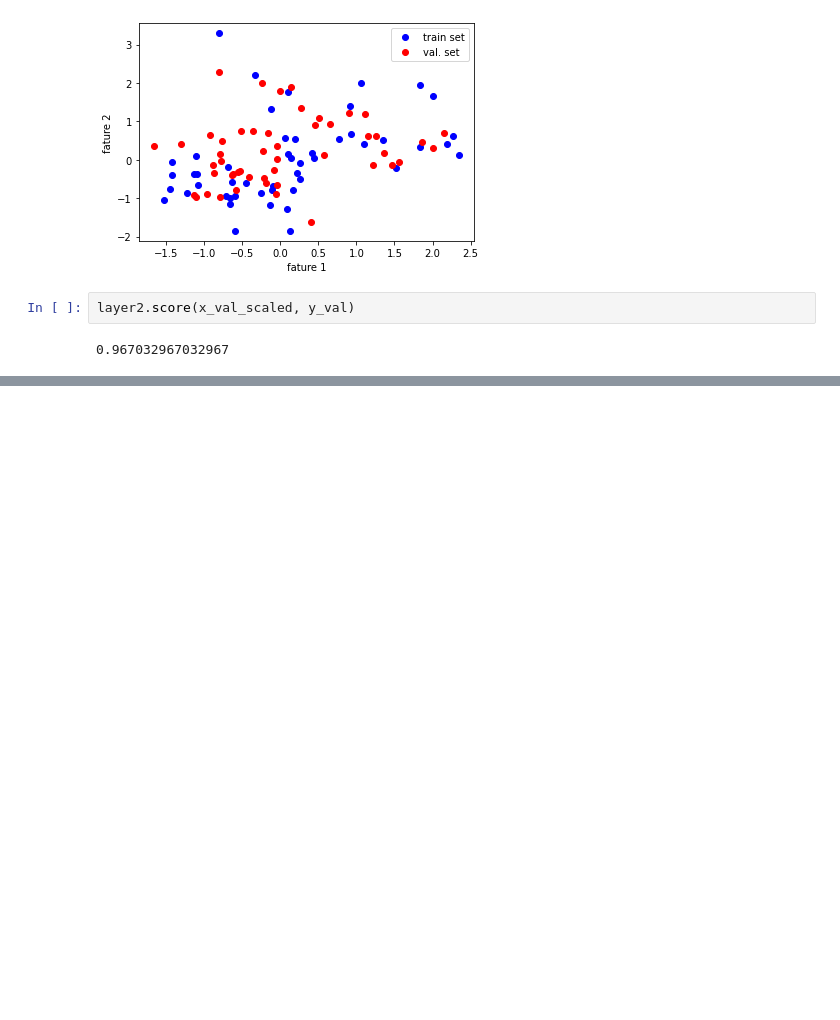
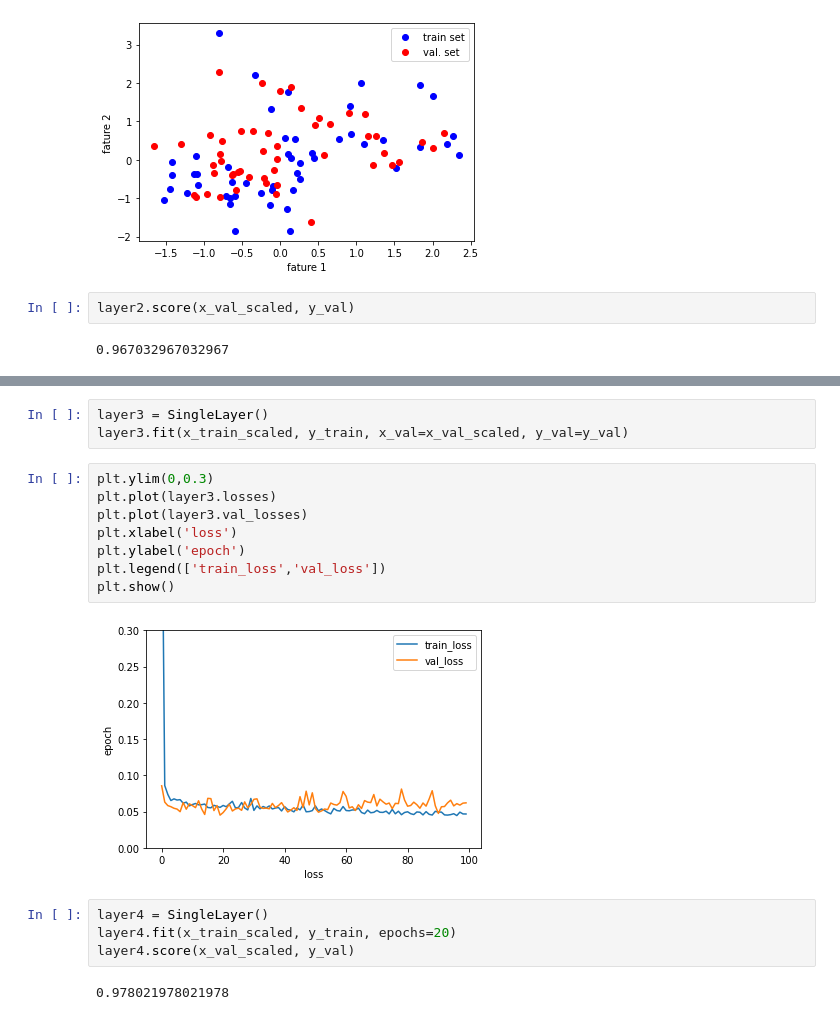
Before and after one commit to gingerthorp/deepLeaning, a Jupyter notebook: study/5_Learn the training Know-how/DL5_study.ipynb, the cells around one changed output, grey strips where cells are left out. Cells and saved outputs as stored; diff of their text form; blank space fills up the shorter version.

```diff
--- a/study/5_Learn the training Know-how/DL5_study.ipynb
+++ b/study/5_Learn the training Know-how/DL5_study.ipynb
@@ -238,0 +308,19 @@ layer2.score(x_val_scaled, y_val)
+# %%
+layer3 = SingleLayer()
+layer3.fit(x_train_scaled, y_train, x_val=x_val_scaled, y_val=y_val)
+# %%
+plt.ylim(0,0.3)
+plt.plot(layer3.losses)
+plt.plot(layer3.val_losses)
+plt.xlabel('loss')
+plt.ylabel('epoch')
+plt.legend(['train_loss','val_loss'])
+plt.show()
+# %% [output]
+[figure, added]
+# %%
+layer4 = SingleLayer()
+layer4.fit(x_train_scaled, y_train, epochs=20)
+layer4.score(x_val_scaled, y_val)
+# %% [output]
+0.978021978021978
```
Also changed, not shown: parts of 19 cells of this notebook.
